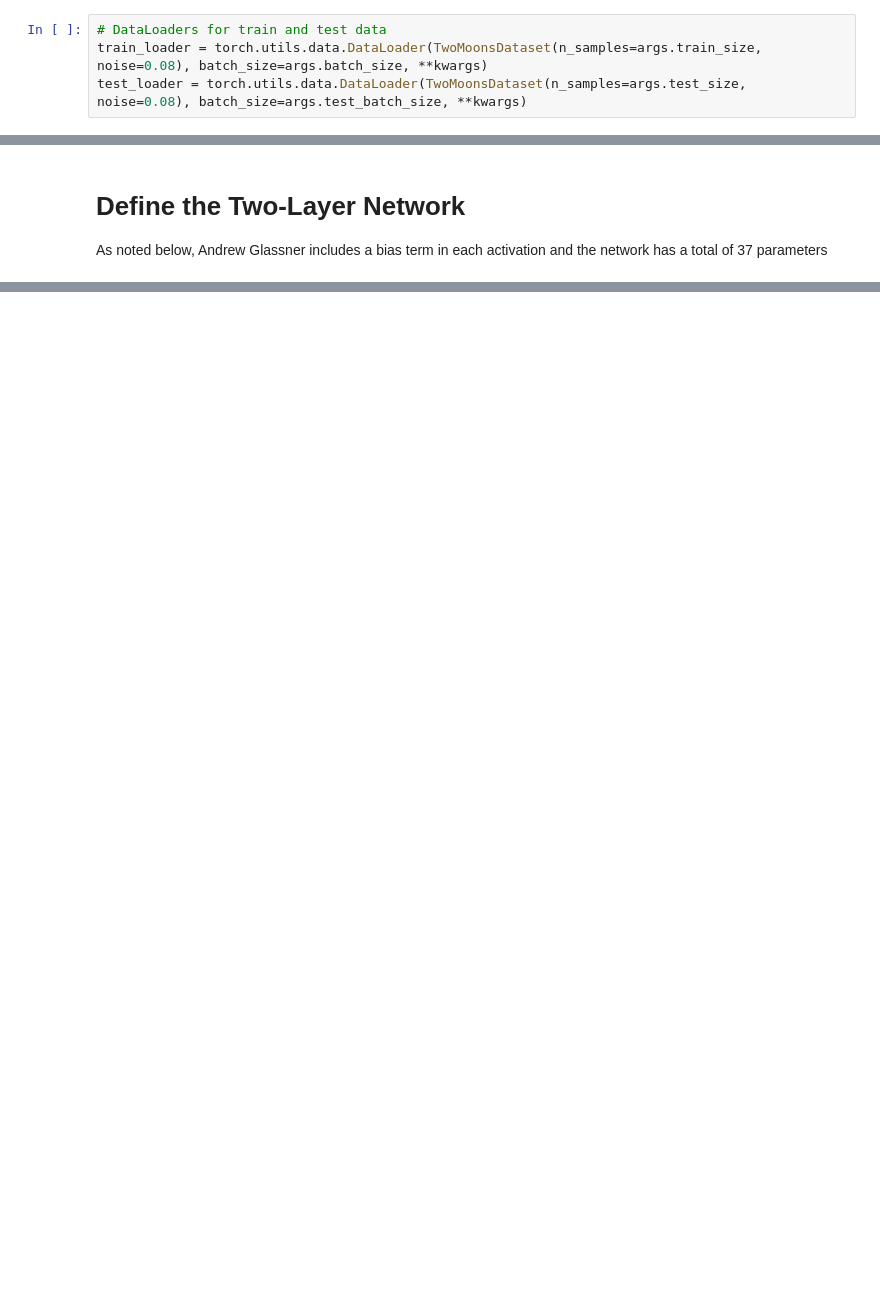
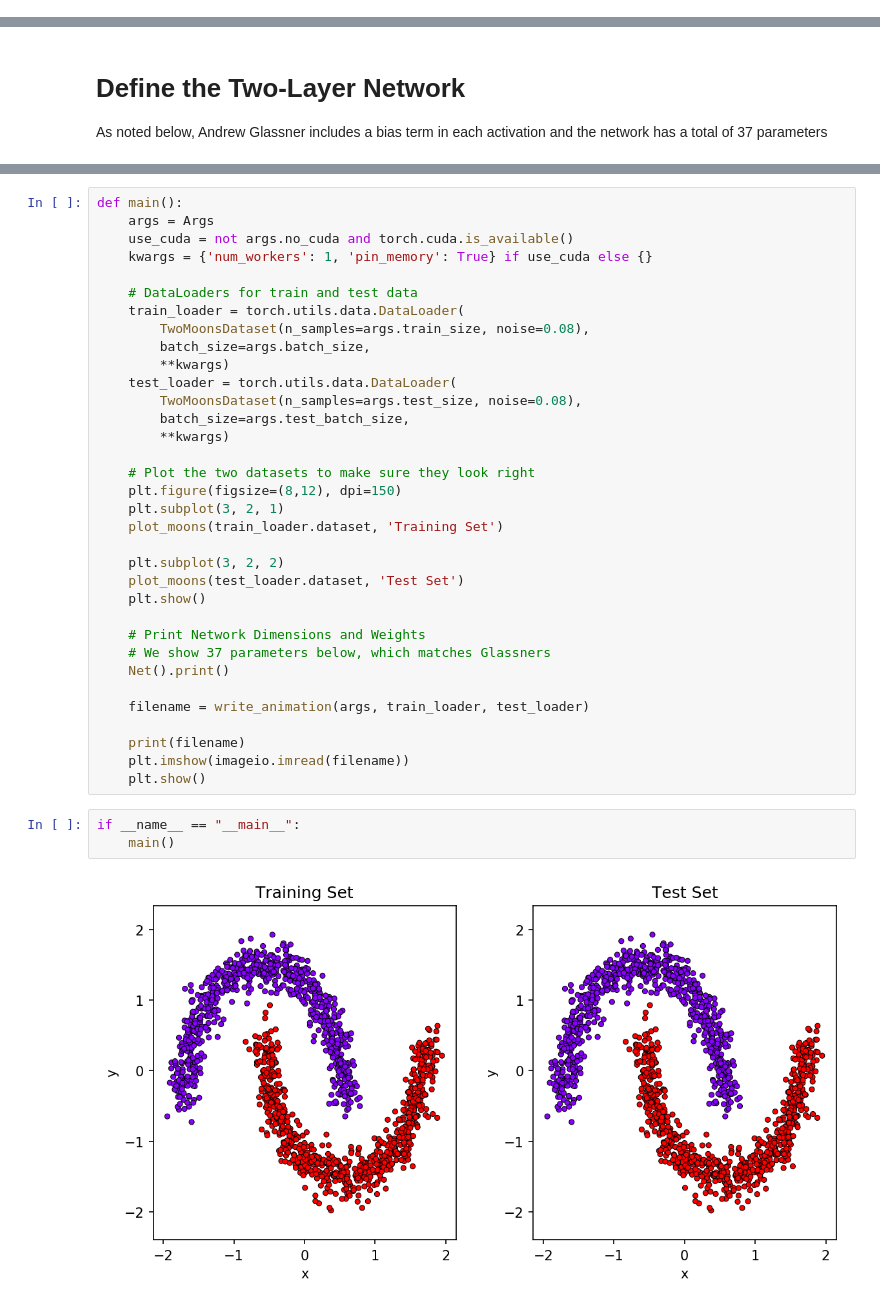
Before and after one commit to steedly/Reading, a Jupyter notebook: TwoMoons.ipynb, the cells around one changed output, grey strips where cells are left out. Cells and saved outputs as stored; diff of their text form; blank space fills up the shorter version.

```diff
--- a/TwoMoons.ipynb
+++ b/TwoMoons.ipynb
@@ -73,4 +47,0 @@ Here we test on the same data we train with--the random seed is the same in the
-# %%
-# DataLoaders for train and test data
-train_loader = torch.utils.data.DataLoader(TwoMoonsDataset(n_samples=args.train_size, noise=0.08), batch_size=args.batch_size, **kwargs)
-test_loader = torch.utils.data.DataLoader(TwoMoonsDataset(n_samples=args.test_size, noise=0.08), batch_size=args.test_batch_size, **kwargs)
@@ -389,0 +502,39 @@ processing epoch 100/100
+# %%
+def main():
+    args = Args
+    use_cuda = not args.no_cuda and torch.cuda.is_available()
+    kwargs = {'num_workers': 1, 'pin_memory': True} if use_cuda else {}
+
+    # DataLoaders for train and test data
+    train_loader = torch.utils.data.DataLoader(
+        TwoMoonsDataset(n_samples=args.train_size, noise=0.08),
+        batch_size=args.batch_size,
+        **kwargs)
+    test_loader = torch.utils.data.DataLoader(
+        TwoMoonsDataset(n_samples=args.test_size, noise=0.08),
+        batch_size=args.test_batch_size,
+        **kwargs)
+
+    # Plot the two datasets to make sure they look right
+    plt.figure(figsize=(8,12), dpi=150)
+    plt.subplot(3, 2, 1)
+    plot_moons(train_loader.dataset, 'Training Set')
+
+    plt.subplot(3, 2, 2)
+    plot_moons(test_loader.dataset, 'Test Set')
+    plt.show()
+
+    # Print Network Dimensions and Weights
+    # We show 37 parameters below, which matches Glassners
+    Net().print()
+
+    filename = write_animation(args, train_loader, test_loader)
+
+    print(filename)
+    plt.imshow(imageio.imread(filename))
+    plt.show()
+# %%
+if __name__ == "__main__":
+    main()
+# %% [output]
+[figure, added]
```
Also changed, not shown: parts of 32 cells of this notebook.
